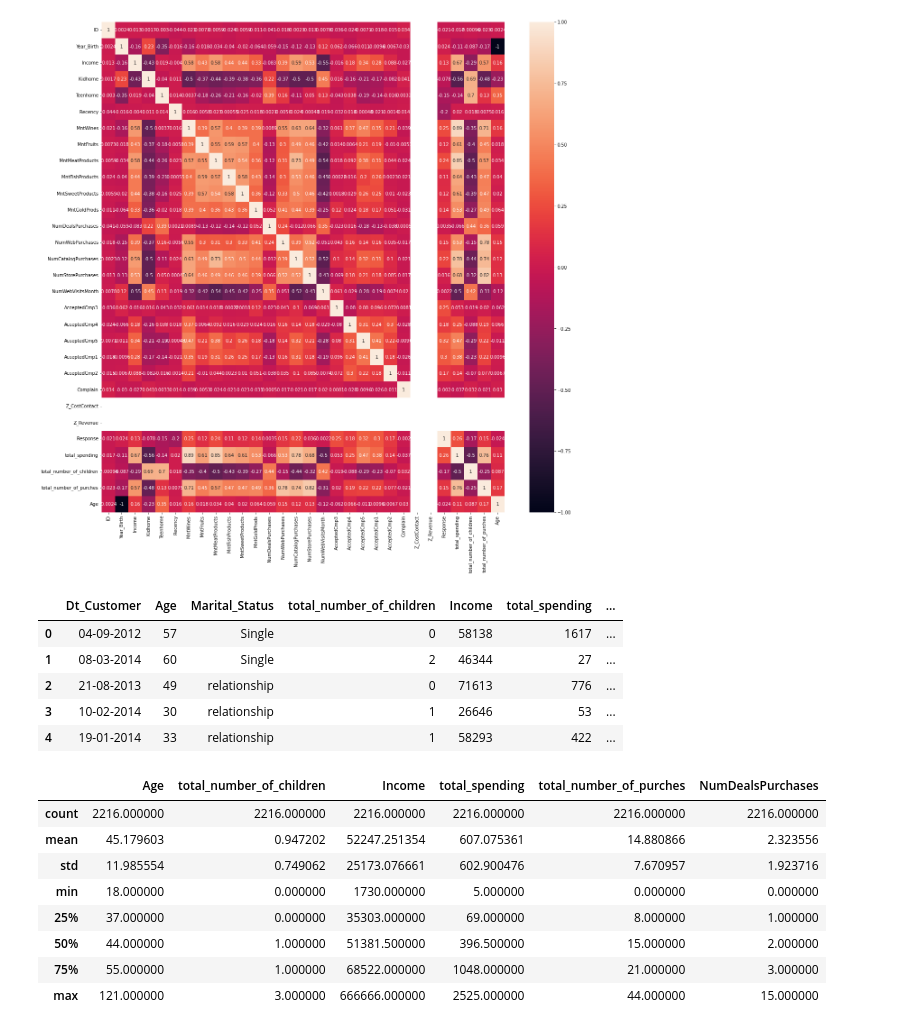
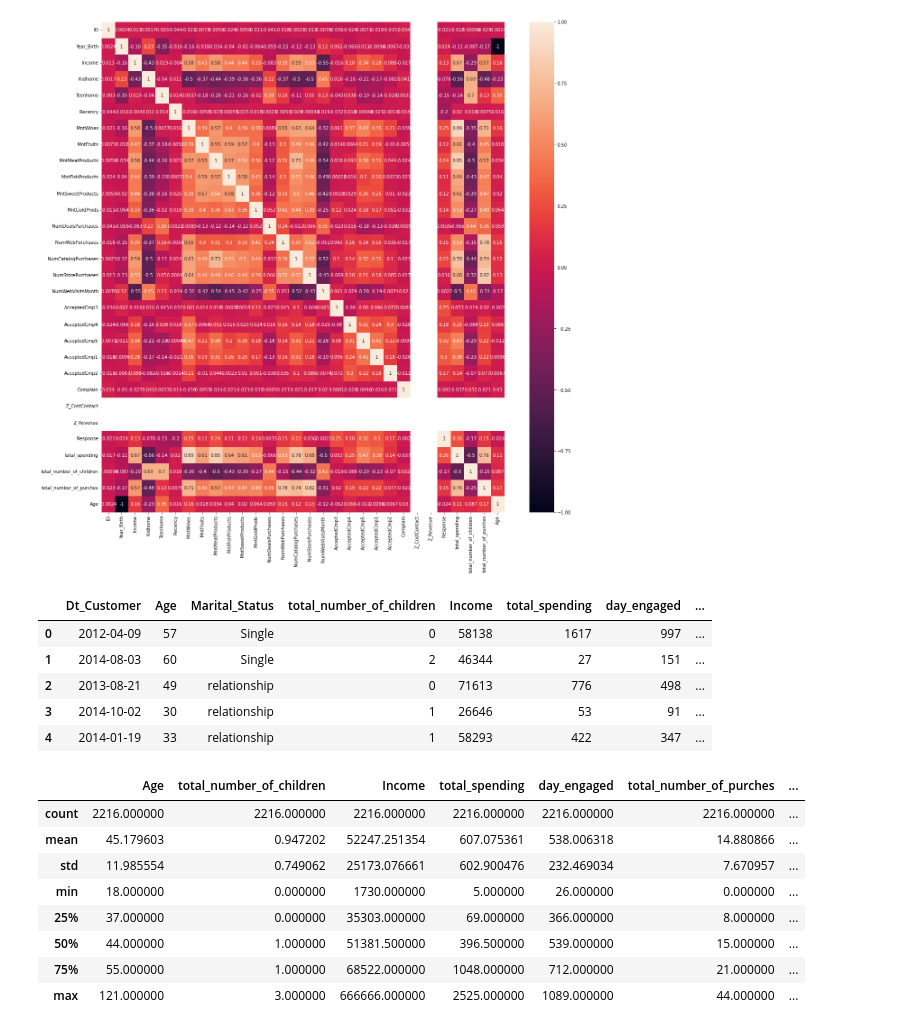
Before and after one commit to everydaycodings/Data-Science-End-To-End-Notebook-Project, a Jupyter notebook: Customer_Personality_Analysis.ipynb, the cells around one changed output. Saved outputs shown, nothing was run; the diff lists cells and outputs as text; code cells hidden in the pictures.

```diff
--- a/Customer_Personality_Analysis.ipynb
+++ b/Customer_Personality_Analysis.ipynb
@@ -95,13 +95,21 @@ sns.heatmap(data.corr(), annot=True)
 plt.show()
 # %% [output]
 [figure]
+# %%
+# Number of days a customer was engaged with company
+
+# Changing Dt_customer into timestamp format
+data['Dt_Customer'] = pd.to_datetime(data.Dt_Customer)
+data['first_day'] = '01-01-2015'
+data['first_day'] = pd.to_datetime(data.first_day)
+data['day_engaged'] = (data['first_day'] - data['Dt_Customer']).dt.days
 # %%
-data = data[["Dt_Customer", "Age", "Marital_Status", "total_number_of_children", "Income", "total_spending", "total_number_of_purches", "NumDealsPurchases"]]
+data = data[["Dt_Customer", "Age", "Marital_Status", "total_number_of_children", "Income", "total_spending", "day_engaged", "total_number_of_purches", "NumDealsPurchases"]]
 data.head()
 # %% [output]
-|  | Dt_Customer | Age | Marital_Status | total_number_of_children | Income | total_spending | ... |
-| 0 | 04-09-2012 | 57 | Single | 0 | 58138 | 1617 | ... |
-| 1 | 08-03-2014 | 60 | Single | 2 | 46344 | 27 | ... |
-| 2 | 21-08-2013 | 49 | relationship | 0 | 71613 | 776 | ... |
-| 3 | 10-02-2014 | 30 | relationship | 1 | 26646 | 53 | ... |
-| 4 | 19-01-2014 | 33 | relationship | 1 | 58293 | 422 | ... |
+|  | Dt_Customer | Age | Marital_Status | total_number_of_children | Income | total_spending | day_engaged | ... |
+| 0 | 2012-04-09 | 57 | Single | 0 | 58138 | 1617 | 997 | ... |
+| 1 | 2014-08-03 | 60 | Single | 2 | 46344 | 27 | 151 | ... |
+| 2 | 2013-08-21 | 49 | relationship | 0 | 71613 | 776 | 498 | ... |
+| 3 | 2014-10-02 | 30 | relationship | 1 | 26646 | 53 | 91 | ... |
+| 4 | 2014-01-19 | 33 | relationship | 1 | 58293 | 422 | 347 | ... |
@@ -110,13 +119,13 @@ backup_data = data.copy()
 # %%
 data.describe()
 # %% [output]
-|  | Age | total_number_of_children | Income | total_spending | total_number_of_purches | NumDealsPurchases |
-| count | 2216.000000 | 2216.000000 | 2216.000000 | 2216.000000 | 2216.000000 | 2216.000000 |
-| mean | 45.179603 | 0.947202 | 52247.251354 | 607.075361 | 14.880866 | 2.323556 |
-| std | 11.985554 | 0.749062 | 25173.076661 | 602.900476 | 7.670957 | 1.923716 |
-| min | 18.000000 | 0.000000 | 1730.000000 | 5.000000 | 0.000000 | 0.000000 |
-| 25% | 37.000000 | 0.000000 | 35303.000000 | 69.000000 | 8.000000 | 1.000000 |
-| 50% | 44.000000 | 1.000000 | 51381.500000 | 396.500000 | 15.000000 | 2.000000 |
-| 75% | 55.000000 | 1.000000 | 68522.000000 | 1048.000000 | 21.000000 | 3.000000 |
-| max | 121.000000 | 3.000000 | 666666.000000 | 2525.000000 | 44.000000 | 15.000000 |
+|  | Age | total_number_of_children | Income | total_spending | day_engaged | total_number_of_purches | ... |
+| count | 2216.000000 | 2216.000000 | 2216.000000 | 2216.000000 | 2216.000000 | 2216.000000 | ... |
+| mean | 45.179603 | 0.947202 | 52247.251354 | 607.075361 | 538.006318 | 14.880866 | ... |
+| std | 11.985554 | 0.749062 | 25173.076661 | 602.900476 | 232.469034 | 7.670957 | ... |
+| min | 18.000000 | 0.000000 | 1730.000000 | 5.000000 | 26.000000 | 0.000000 | ... |
+| 25% | 37.000000 | 0.000000 | 35303.000000 | 69.000000 | 366.000000 | 8.000000 | ... |
+| 50% | 44.000000 | 1.000000 | 51381.500000 | 396.500000 | 539.000000 | 15.000000 | ... |
+| 75% | 55.000000 | 1.000000 | 68522.000000 | 1048.000000 | 712.000000 | 21.000000 | ... |
+| max | 121.000000 | 3.000000 | 666666.000000 | 2525.000000 | 1089.000000 | 44.000000 | ... |
 # %%
```
Also changed, not shown: parts of 3 cells of this notebook, 3 other files.
